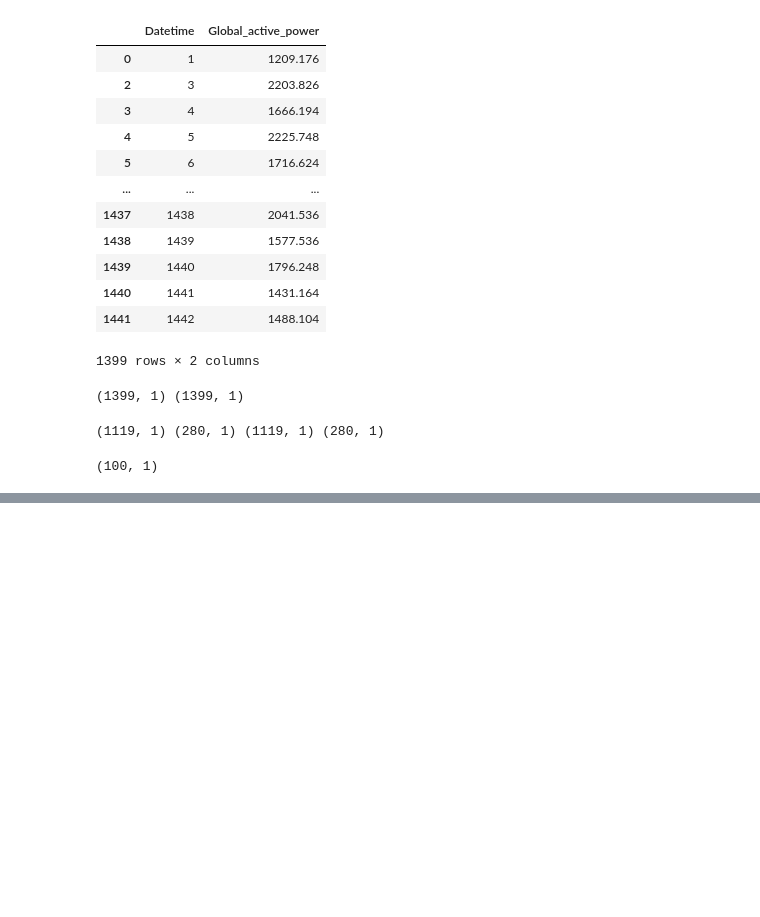
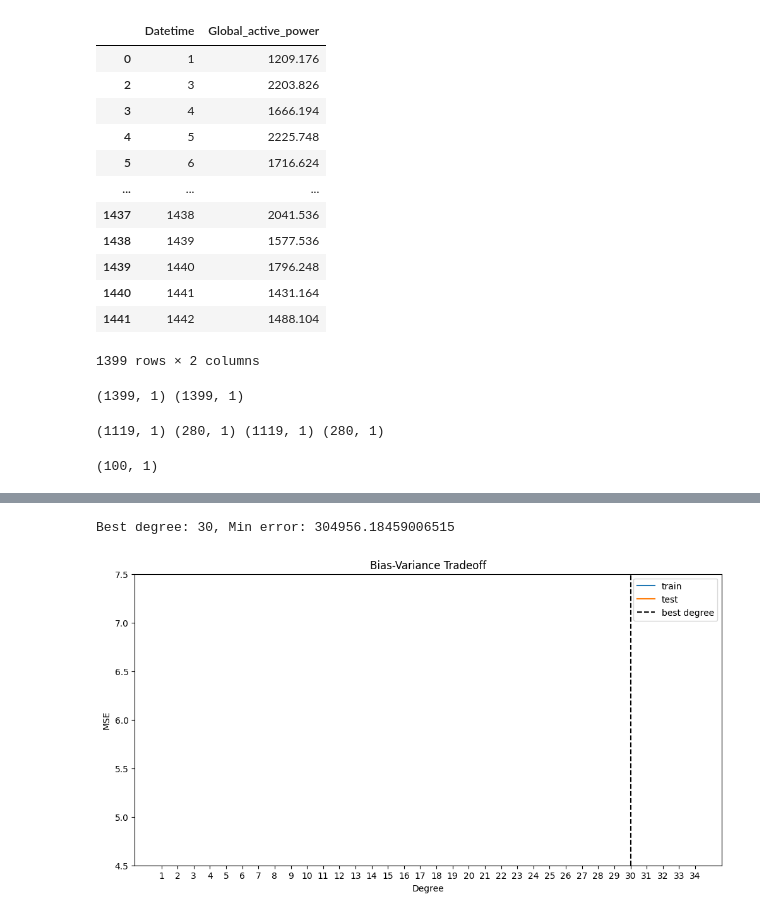
Before and after one commit to yuvraj-rathod-1202/Electricity_Consumption_Predictor, a Jupyter notebook: model_prep.ipynb, the cells around one changed output, grey strips where cells are left out. Saved outputs shown, nothing was run; the diff lists cells and outputs as text; code cells hidden in the pictures; blank space fills up the shorter version.

```diff
--- a/model_prep.ipynb
+++ b/model_prep.ipynb
@@ -166,0 +201,36 @@ plot_fit_predict(mlp_model, X_train, y_train, X_test, y_test, X_lin_1d, "MLP Reg
+# %%
+# bias variance tradeoff
+
+errors_poly = {}
+
+for degree in range(1, 35):
+    Xf_norm_train = create_poly_feature(X_train.reshape(-1, 1), degree)
+    Xf_norm_test = create_poly_feature(X_test.reshape(-1, 1), degree)
+
+    X_lin_poly = create_poly_feature(X_lin_1d, degree)
+
+    plot_fit_predict(model2, Xf_norm_train, y_train, Xf_norm_test, y_test, X_lin_poly, degree, plot=False)
+
+    # geting errors for polynomial regression only for plotting
+    errors_poly[degree] = errors[degree]
+# %%
+errors_poly_df = pd.DataFrame(errors_poly).T
+best_degree = np.argmin(errors_poly_df.test) + 1
+min_error = errors_poly_df.test[best_degree - 1]    # index of df = degree - 1
+print(f"Best degree: {best_degree}, Min error: {min_error}")
+
+# set figure size
+plt.figure(figsize=(12, 6))
+plt.plot(errors_poly_df.index.values, errors_poly_df.train.values, label='train')
+plt.plot(errors_poly_df.index.values, errors_poly_df.test.values, label='test')
+plt.axvline(best_degree, color='black', linestyle='--', label='best degree')
+plt.xticks(np.arange(min(errors_poly_df.index), max(errors_poly_df.index)+1, 1.0))
+plt.ylim(4.5, 7.5)      # set y limit - to show the difference between train and test clearly
+plt.xlabel('Degree')
+plt.ylabel('MSE')
+plt.title('Bias-Variance Tradeoff')
+plt.legend()
+plt.show()
+# %% [output]
+Best degree: 30, Min error: 304956.18459006515
+[figure, added]
```
Also changed, not shown: parts of 11 cells of this notebook.
